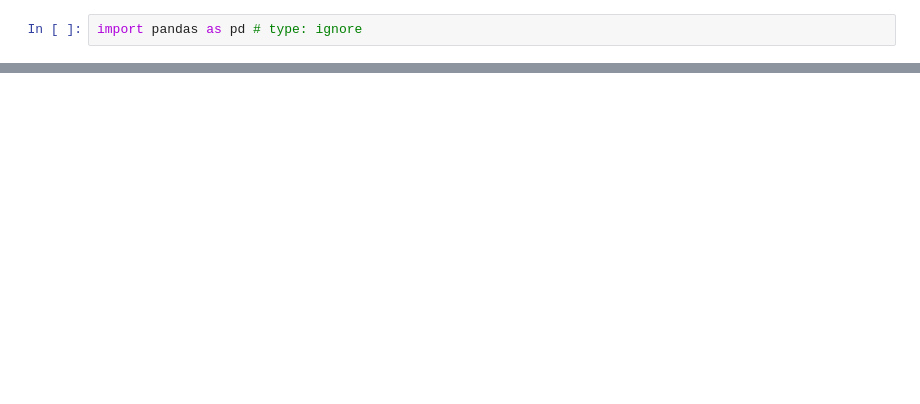
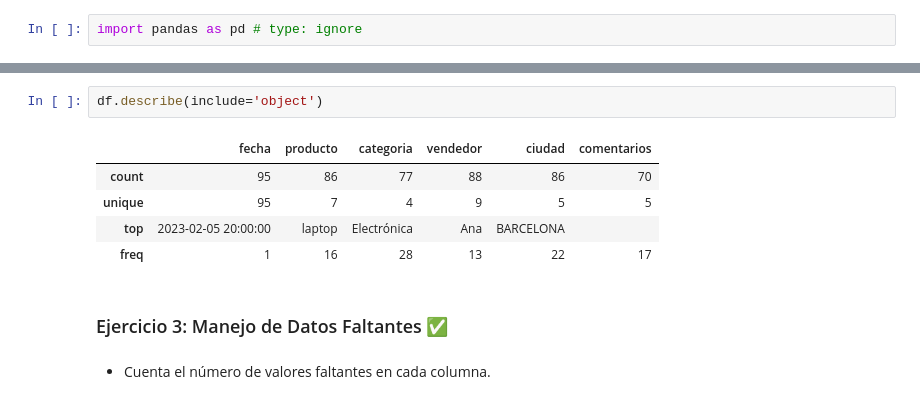
Before and after one commit to WilerMS/learning-ai-bigdata, a Jupyter notebook: python/pandas/challenges/sales/exercises.ipynb, the cells around one changed output, grey strips where cells are left out. Saved outputs shown, nothing was run; the diff lists cells and outputs as text; blank space fills up the shorter version.

```diff
--- a/python/pandas/challenges/sales/exercises.ipynb
+++ b/python/pandas/challenges/sales/exercises.ipynb
@@ -42,0 +57,12 @@ dtype: object
+# %%
+df.describe(include='object')
+# %% [output]
+|  | fecha | producto | categoria | vendedor | ciudad | comentarios |
+| count | 95 | 86 | 77 | 88 | 86 | 70 |
+| unique | 95 | 7 | 4 | 9 | 5 | 5 |
+| top | 2023-02-05 20:00:00 | laptop | Electrónica | Ana | BARCELONA |  |
+| freq | 1 | 16 | 28 | 13 | 22 | 17 |
+# %% [markdown]
+### Ejercicio 3: Manejo de Datos Faltantes ✅
+# %% [markdown]
+- Cuenta el número de valores faltantes en cada columna.
```
Also changed, not shown: parts of 29 cells of this notebook.
